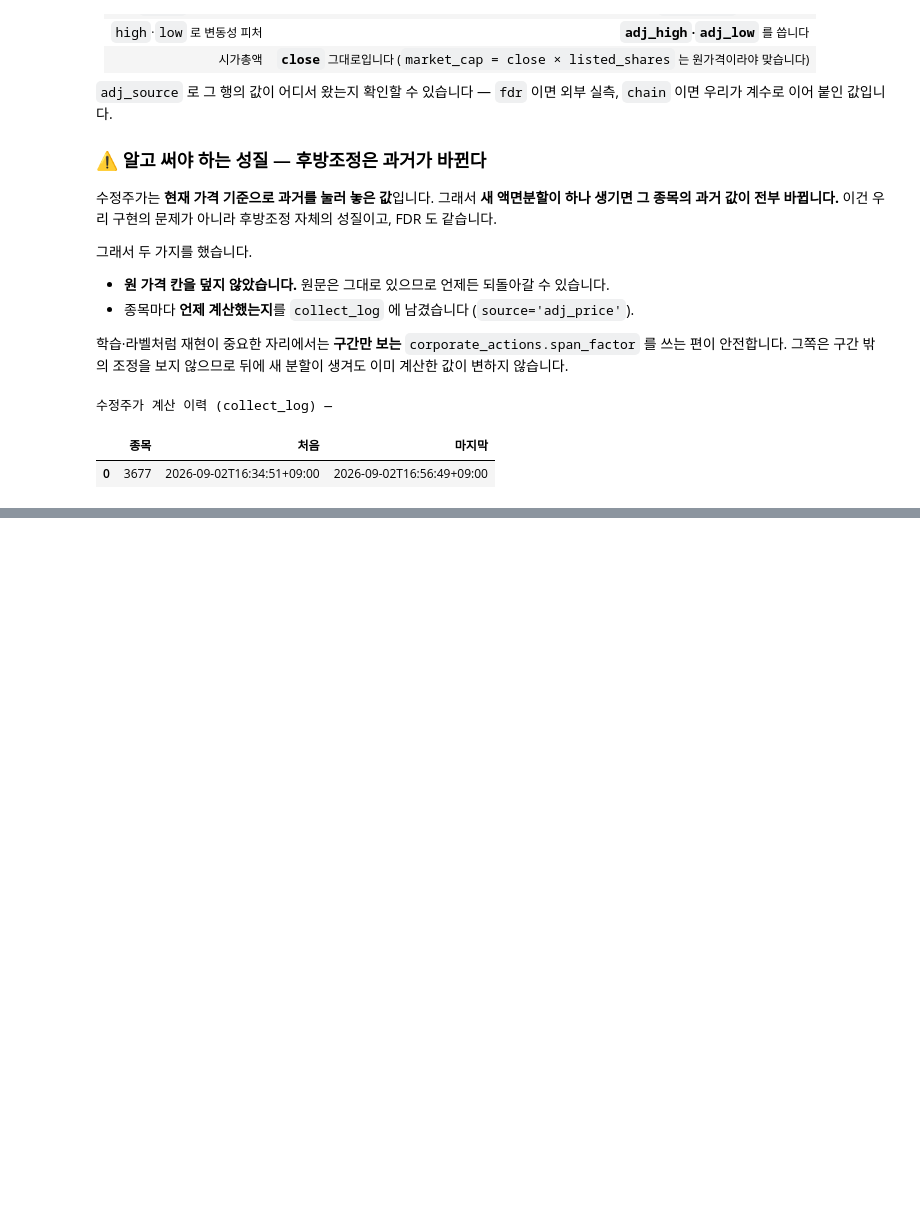
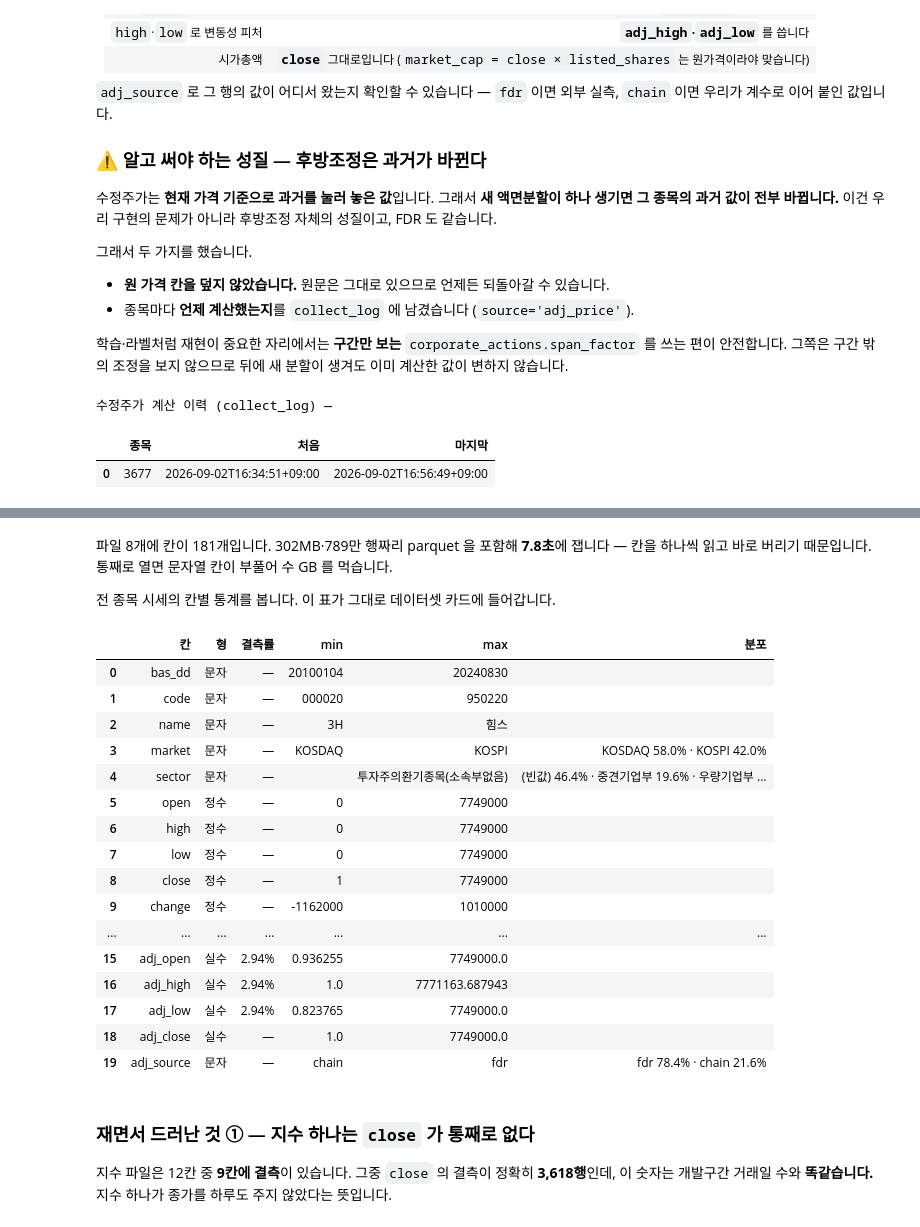
Before and after one commit to devlee328288/Alpha_Stack, a Jupyter notebook: notebooks/02-품질·전처리/04.수정주가를채우다.ipynb, the cells around one changed output, grey strips where cells are left out. Saved outputs shown, nothing was run; the diff lists cells and outputs as text; code cells hidden in the pictures; blank space fills up the shorter version.

```diff
--- a/notebooks/02-품질·전처리/04.수정주가를채우다.ipynb
+++ b/notebooks/02-품질·전처리/04.수정주가를채우다.ipynb
@@ -494,0 +760,17 @@ conn.close()
+# %%
+from common.export_profile import load_profile
+
+프로필 = load_profile(반출)
+
+요약표 = pd.DataFrame([{
+    "파일": f["path"],
+    "행": f["행"],
+    "칸": f["칸수"],
+    "결측있는칸": f["결측있는칸"],
+    "기간": f'{f["기간"]["처음"]} ~ {f["기간"]["끝"]}' if f.get("기간") else "",
+    "종목·지수": f["개체"]["수"] if f.get("개체") else None,
+} for f in 프로필["files"]])
+
+print(f'반출 {반출.name} · 파일 {len(프로필["files"])}개 · '
+      f'칸 {요약표.칸.sum()}개 · 잰 시간 7.8초')
+display(요약표)
@@ -494,0 +788,47 @@ conn.close()
+# %% [markdown]
+파일 8개에 칸이 181개입니다. 302MB·789만 행짜리 parquet 을 포함해 **7.8초**에 잽니다 —
+칸을 하나씩 읽고 바로 버리기 때문입니다. 통째로 열면 문자열 칸이 부풀어 수 GB 를 먹습니다.
+
+전 종목 시세의 칸별 통계를 봅니다. 이 표가 그대로 데이터셋 카드에 들어갑니다.
+# %%
+def 형이름(t: str) -> str:
+    """arrow 의 형 이름을 사람이 읽는 말로 바꾼다."""
+    return (t.replace("large_string", "문자")
+             .replace("double", "실수").replace("int64", "정수"))
+
+
+칸표 = pd.DataFrame([{
+    "칸": c["이름"],
+    "형": 형이름(c["형"]),
+    "결측률": f'{c["결측률"]:.2%}' if c["결측"] else "—",
+    "min": c.get("min"),
+    "max": c.get("max"),
+    "분포": " · ".join(f'{k} {v / sum(c["분포"].values()):.1%}'
+                       for k, v in list(c["분포"].items())[:3]) if c.get("분포") else "",
+} for c in next(f for f in 프로필["files"]
+                if f["path"] == "full/daily_price_dev.parquet")["칸들"]])
+display(칸표)
+# %% [output]
+|  | 칸 | 형 | 결측률 | min | max | 분포 |
+| 0 | bas_dd | 문자 | — | 20100104 | 20240830 |  |
+| 1 | code | 문자 | — | 000020 | 950220 |  |
+| 2 | name | 문자 | — | 3H | 힘스 |  |
+| 3 | market | 문자 | — | KOSDAQ | KOSPI | KOSDAQ 58.0% · KOSPI 42.0% |
+| 4 | sector | 문자 | — |  | 투자주의환기종목(소속부없음) | (빈값) 46.4% · 중견기업부 19.6% · 우량기업부 ... |
+| 5 | open | 정수 | — | 0 | 7749000 |  |
+| 6 | high | 정수 | — | 0 | 7749000 |  |
+| 7 | low | 정수 | — | 0 | 7749000 |  |
+| 8 | close | 정수 | — | 1 | 7749000 |  |
+| 9 | change | 정수 | — | -1162000 | 1010000 |  |
+| ... | ... | ... | ... | ... | ... | ... |
+| 15 | adj_open | 실수 | 2.94% | 0.936255 | 7749000.0 |  |
+| 16 | adj_high | 실수 | 2.94% | 1.0 | 7771163.687943 |  |
+| 17 | adj_low | 실수 | 2.94% | 0.823765 | 7749000.0 |  |
+| 18 | adj_close | 실수 | — | 1.0 | 7749000.0 |  |
+| 19 | adj_source | 문자 | — | chain | fdr | fdr 78.4% · chain 21.6% |
+# %% [markdown]
+### 재면서 드러난 것 ① — 지수 하나는 `close` 가 통째로 없다
+
+지수 파일은 12칸 중 **9칸에 결측**이 있습니다. 그중 `close` 의 결측이 정확히
+**3,618행**인데, 이 숫자는 개발구간 거래일 수와 **똑같습니다.** 지수 하나가 종가를
+하루도 주지 않았다는 뜻입니다.
```
Also changed, not shown: parts of 22 cells of this notebook, 1 other file.
